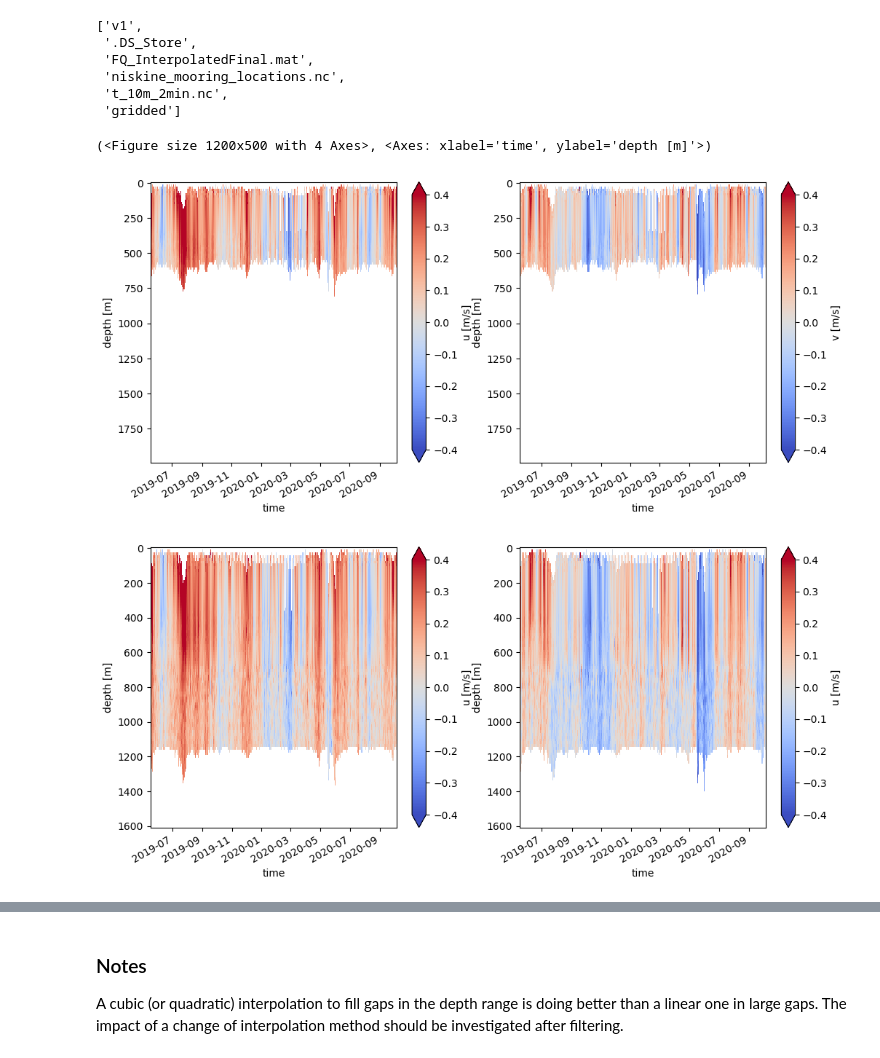
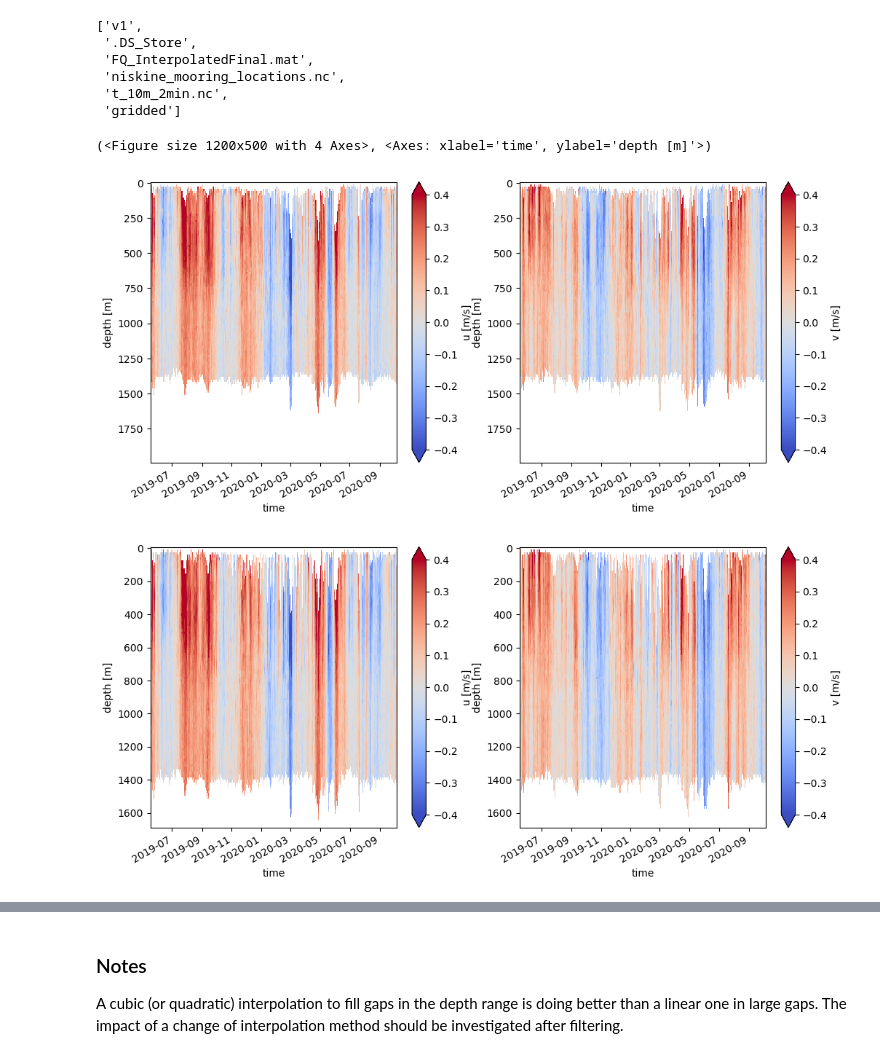
Before and after one commit to zcasparco/NIW, a Jupyter notebook: Data_overview/Gridding.ipynb, the cells around one changed output, grey strips where cells are left out. Cells and saved outputs as stored; diff of their text form; code cells hidden in the pictures.

```diff
--- a/Data_overview/Gridding.ipynb
+++ b/Data_overview/Gridding.ipynb
@@ -55,5 +52,5 @@ def plot_uv(_ds,V,fig,ax,cmap = 'coolwarm', vmax=0.4,**kwargs):
 # %%
-mooring = 'M2'
+mooring = 'M1'
 listfile = sorted(filter(os.path.isfile,glob.glob(root_dir+'v1/'+mooring+'*')))
 arraylist = [xr.open_dataset(file) for file in listfile]
 
@@ -68,17 +65,17 @@ ds_gaps = xr.open_dataset(root_dir+'gridded/'+mooring+'_gridded_simple_merge.nc'
 # %%
 fig = plt.figure(figsize=(12,5))
 ax = fig.add_subplot(121)
-plot_uv(ds_fill,'u',fig,ax)
+pl.plot_uv(ds_fill,'u',fig,ax)
 ax = fig.add_subplot(122)
-plot_uv(ds_fill,'v',fig,ax)
+pl.plot_uv(ds_fill,'v',fig,ax)
 
 fig = plt.figure(figsize=(12,5))
 ax = fig.add_subplot(121)
-plot_uv(ds_gridded,'u',fig,ax)
+pl.plot_uv(ds_gridded,'u',fig,ax)
 ax = fig.add_subplot(122)
-plot_uv(ds_gridded,'v',fig,ax)
+pl.plot_uv(ds_gridded,'v',fig,ax)
 # %% [output]
 (<Figure size 1200x500 with 4 Axes>, <Axes: xlabel='time', ylabel='depth [m]'>)
-[figure, old version]
+[figure, new version]
-[figure, old version]
+[figure, new version]
 # %%
```
Also changed, not shown: parts of 7 cells of this notebook, 11 other files.
